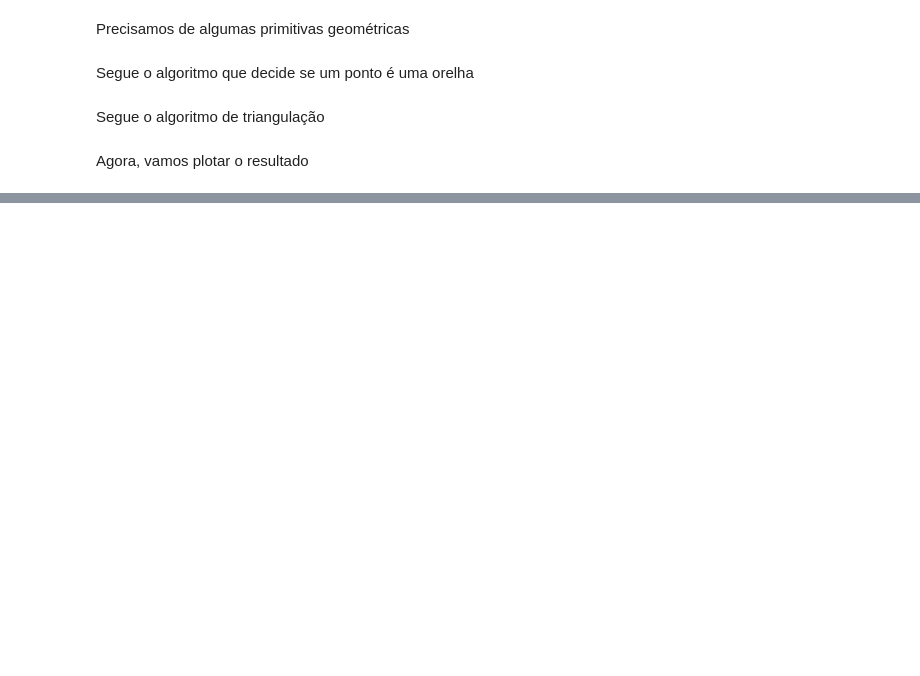
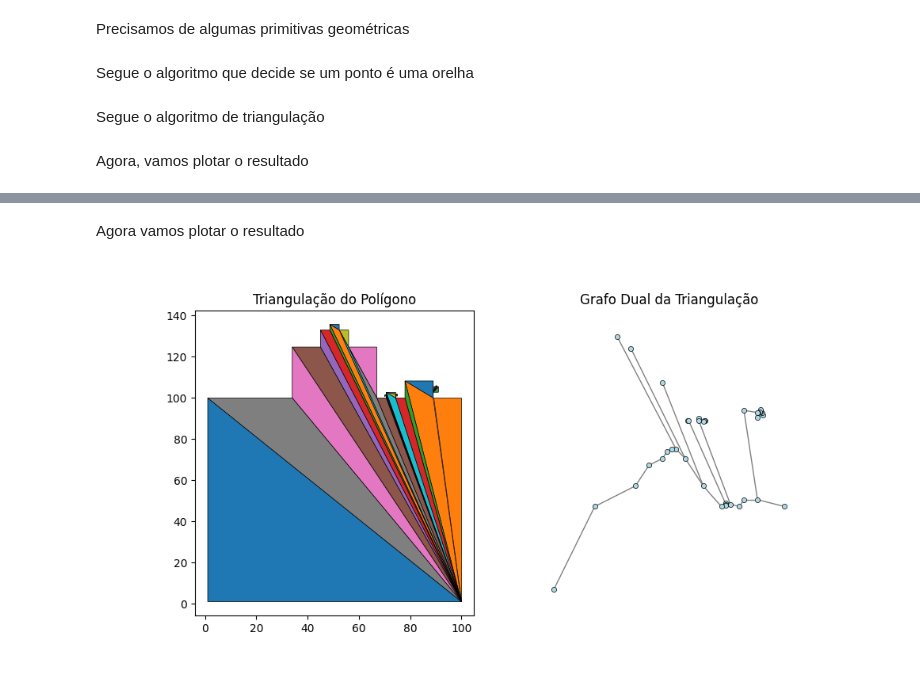
Before and after one commit to GustavoNCruz/tp1-alg2-2024-1, a Jupyter notebook: decomposition.ipynb, the cells around one changed output, grey strips where cells are left out. Cells and saved outputs as stored; diff of their text form; code cells hidden in the pictures; blank space fills up the shorter version.

Commit message:
Dual add

```diff
--- a/decomposition.ipynb
+++ b/decomposition.ipynb
@@ -170,0 +212,31 @@ anim()
+# %% [markdown]
+Agora vamos plotar o resultado
+# %%
+def plot_dual_graph(triangulation, dual_graph):
+    pos = {}
+    for i, tri in enumerate(triangulation):
+        x = sum(points[v][0] for v in tri) / 3
+        y = sum(points[v][1] for v in tri) / 3
+        pos[i] = (x, y)
+
+    plt.figure(figsize=(10, 5))
+
+    # Subplot para a triangulação
+    plt.subplot(121)
+    plt.title("Triangulação do Polígono")
+    for t in triangulation:
+        t_points = [points[v] for v in t] + [points[t[0]]]
+        xs, ys = zip(*t_points)
+        plt.fill(xs, ys, edgecolor='black', linewidth=0.5)
+
+    # Subplot para o grafo dual
+    plt.subplot(122)
+    plt.title("Grafo Dual da Triangulação")
+    nx.draw(dual_graph, pos, with_labels=False, node_size=20, node_color='lightblue', edgecolors='black', linewidths=0.5, edge_color='gray')
+
+    plt.show()
+
+dual_graph = compute_dual_graph(triangulation)
+plot_dual_graph(triangulation, dual_graph)
+# %% [output]
+[figure, added]
```
Also changed, not shown: parts of 4 cells of this notebook.
